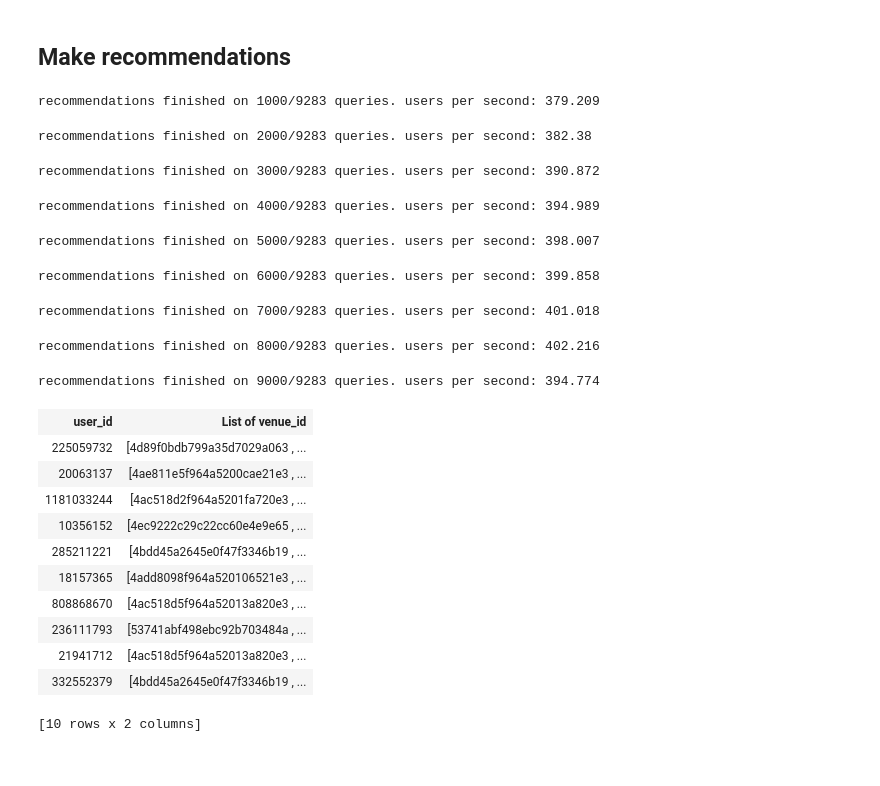
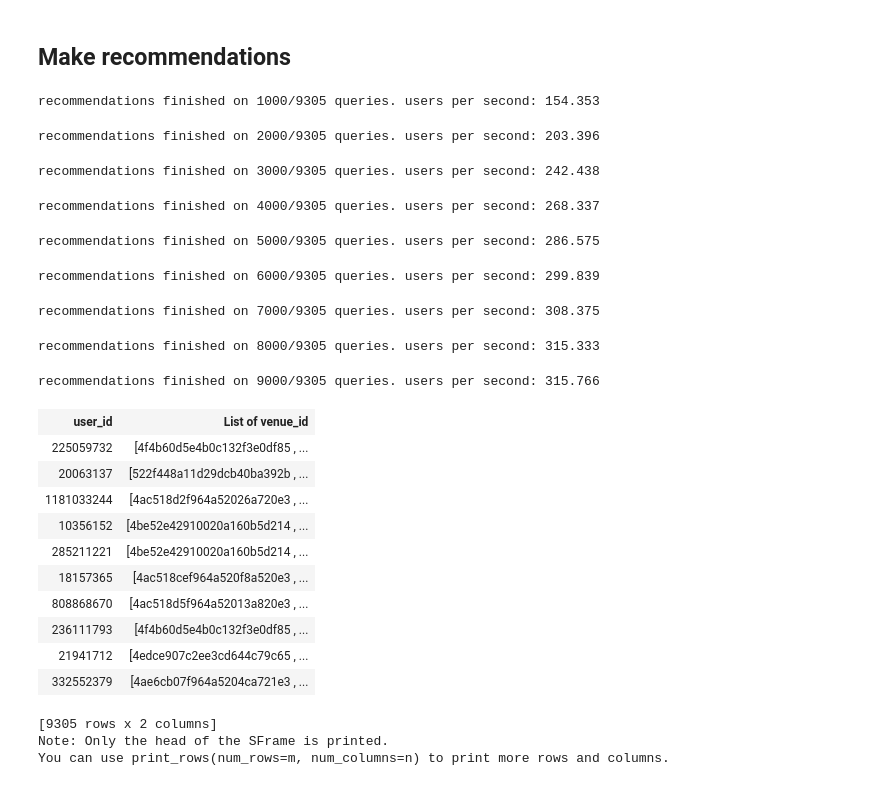
Before and after one commit to franklyd/IR_RecommendationHE, a Jupyter notebook: Recommender System/RecSys.ipynb, the cells around one changed output. Cells and saved outputs as stored; diff of their text form; code cells hidden in the pictures.

Commit message:
fixed bugs
Now the model is trained on all dataset, and all users have three recommendations.

```diff
--- a/Recommender System/RecSys.ipynb
+++ b/Recommender System/RecSys.ipynb
@@ -148,19 +153,19 @@ user_data=user_data[user_data['user_id'].apply(lambda x:x in set(london_sf_joine
 1. Random split data into training data and validation data
 2. We have a target column: #visits, thus we can create a model to predict which new places a user would visit frequently.
 # %%
-# split data into training and testing
 #train_data, test_data = gl.recommender.util.random_split_by_user(london_sf, 'user_id', 'venue_id')
-train_data,test_data = london_sf_joined.random_split(.8,seed=0)
-factorization_model = gl.recommender.create(train_data,
-                                                        user_id='user_id',
-                                                       item_id='venue_id',
-                                                        target = "#visits(normalized)",
-                                                        user_data=user_data,
-                                                        item_data=item_data
-                                                                     )
-#ranking_factorization_model = gl.ranking_factorization_recommender.create(training_data, 'user_id', 'venue_id',
-#                                                                        target='#visits(normalized)')
-#similarity_model = gl.recommender.item_similarity_recommender.create(train_data,'user_id','venue_id',user_data=user_data,item_data=item_data)
+#train_data,test_data = london_sf_joined.random_split(.8)
+folds = gl.cross_validation.KFold(london_sf_joined, 10)
+valid_error=[]
+for train, valid in folds:
+    m = gl.ranking_factorization_recommender.create(train,
+                                                    user_id='user_id',
+                                                    item_id='venue_id',
+                                                    target = "#visits(normalized)",
+                                                    user_data=user_data,item_data=item_data
+                                                   )
+    valid_error += [m.evaluate_rmse(valid,target='#visits(normalized)')['rmse_overall']]
+print "average validation RMSE is:%f" %(sum(valid_error)/len(valid_error))
 # %% [output]
 Recsys training: model = ranking_factorization_recommender
 Preparing data set.
@@ -177,0 +187,7 @@ Training ranking_factorization_recommender for recommendations.
+# %%
+final_model = gl.ranking_factorization_recommender.create(london_sf_joined,
+                                                    user_id='user_id',
+                                                    item_id='venue_id',
+                                                    target = "#visits(normalized)",
+                                                    user_data=user_data,item_data=item_data
+                                                   )
@@ -236,32 +245,34 @@ Model compare metric: precision_recall
 # %% [markdown]
 ## Make recommendations
 # %%
-recommend_table = factorization_model.recommend(k=3)
+recommend_table = final_model.recommend(k=3)
 # %% [output]
-recommendations finished on 1000/9283 queries. users per second: 379.209
+recommendations finished on 1000/9305 queries. users per second: 154.353
-recommendations finished on 2000/9283 queries. users per second: 382.38
+recommendations finished on 2000/9305 queries. users per second: 203.396
-recommendations finished on 3000/9283 queries. users per second: 390.872
+recommendations finished on 3000/9305 queries. users per second: 242.438
-recommendations finished on 4000/9283 queries. users per second: 394.989
+recommendations finished on 4000/9305 queries. users per second: 268.337
-recommendations finished on 5000/9283 queries. users per second: 398.007
+recommendations finished on 5000/9305 queries. users per second: 286.575
-recommendations finished on 6000/9283 queries. users per second: 399.858
+recommendations finished on 6000/9305 queries. users per second: 299.839
-recommendations finished on 7000/9283 queries. users per second: 401.018
+recommendations finished on 7000/9305 queries. users per second: 308.375
-recommendations finished on 8000/9283 queries. users per second: 402.216
+recommendations finished on 8000/9305 queries. users per second: 315.333
-recommendations finished on 9000/9283 queries. users per second: 394.774
+recommendations finished on 9000/9305 queries. users per second: 315.766
 # %%
-recommend_table.head()
+recommend_table
 # %% [output]
 | user_id | List of venue_id |
-| 225059732 | [4d89f0bdb799a35d7029a063 , ... |
-| 20063137 | [4ae811e5f964a5200cae21e3 , ... |
-| 1181033244 | [4ac518d2f964a5201fa720e3 , ... |
-| 10356152 | [4ec9222c29c22cc60e4e9e65 , ... |
-| 285211221 | [4bdd45a2645e0f47f3346b19 , ... |
-| 18157365 | [4add8098f964a520106521e3 , ... |
+| 225059732 | [4f4b60d5e4b0c132f3e0df85 , ... |
+| 20063137 | [522f448a11d29dcb40ba392b , ... |
+| 1181033244 | [4ac518d2f964a52026a720e3 , ... |
+| 10356152 | [4be52e42910020a160b5d214 , ... |
+| 285211221 | [4be52e42910020a160b5d214 , ... |
+| 18157365 | [4ac518cef964a520f8a520e3 , ... |
 | 808868670 | [4ac518d5f964a52013a820e3 , ... |
-| 236111793 | [53741abf498ebc92b703484a , ... |
-| 21941712 | [4ac518d5f964a52013a820e3 , ... |
-| 332552379 | [4bdd45a2645e0f47f3346b19 , ... |
+| 236111793 | [4f4b60d5e4b0c132f3e0df85 , ... |
+| 21941712 | [4edce907c2ee3cd644c79c65 , ... |
+| 332552379 | [4ae6cb07f964a5204ca721e3 , ... |
-[10 rows x 2 columns]
+[9305 rows x 2 columns]
+Note: Only the head of the SFrame is printed.
+You can use print_rows(num_rows=m, num_columns=n) to print more rows and columns.
 # %%
 import graphlab.aggregate as agg
 #recommend_table=recommend_table.groupby(key_columns='user_id',operations=agg.CONCAT('venue_id'))
```
Also changed, not shown: parts of 10 cells of this notebook, 1 other file.
